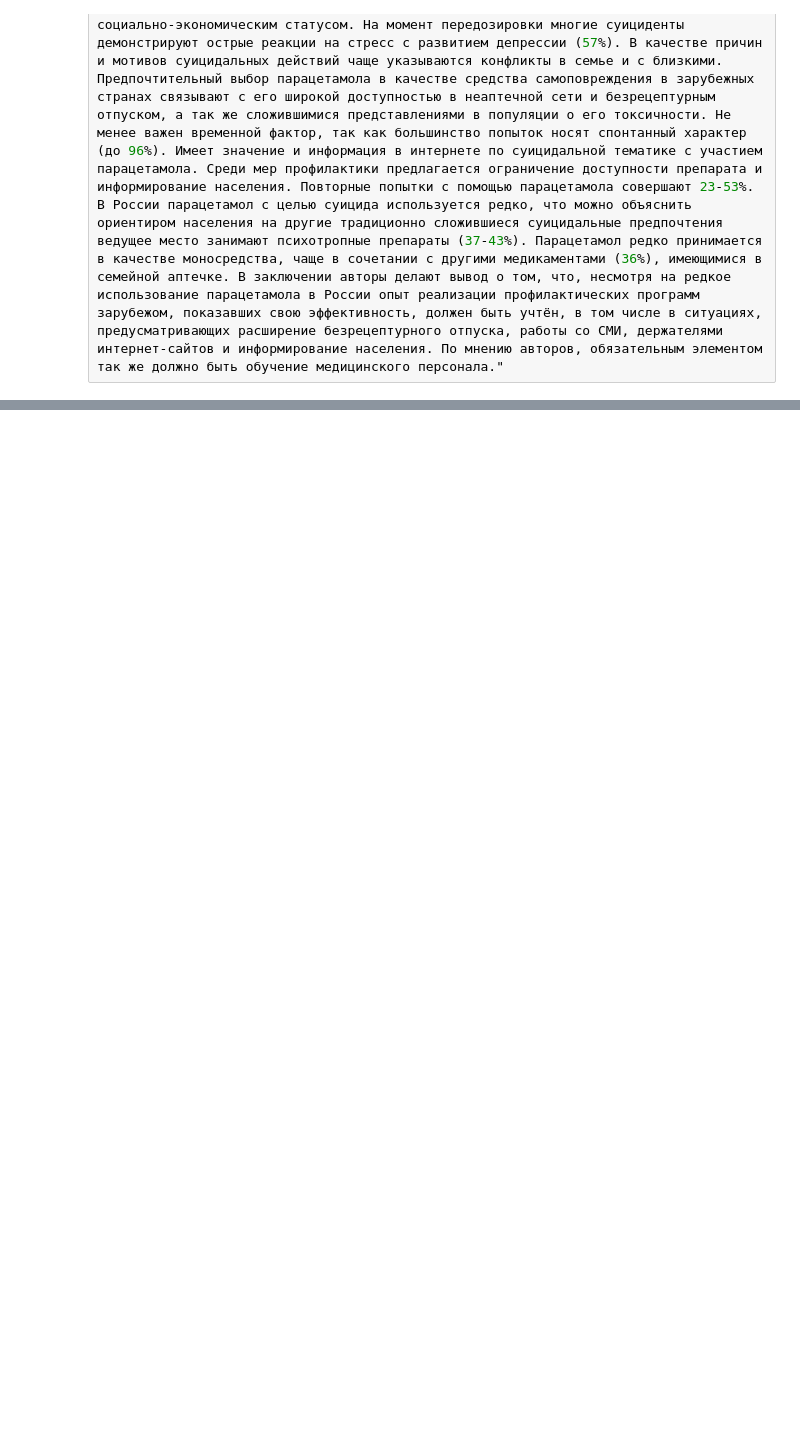
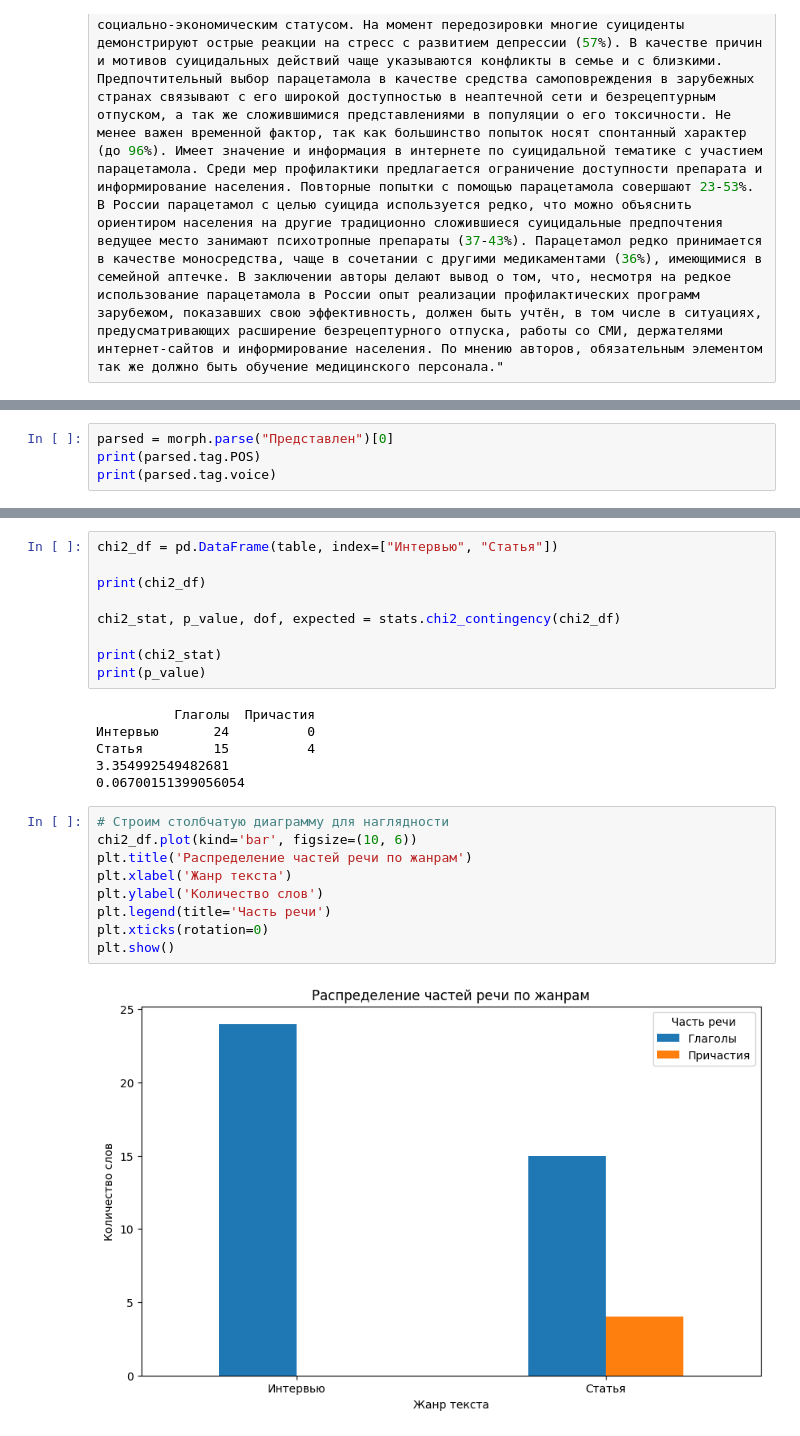
Before and after one commit to phonetics-spbu/phonetics-spbu.github.io, a Jupyter notebook: public/courses/python_2_mag/ipynb/stat_Python.ipynb, the cells around one changed output, grey strips where cells are left out. Saved outputs shown, nothing was run; the diff lists cells and outputs as text; blank space fills up the shorter version.

```diff
--- a/public/courses/python_2_mag/ipynb/stat_Python.ipynb
+++ b/public/courses/python_2_mag/ipynb/stat_Python.ipynb
@@ -354,0 +394,4 @@ text2 = "Представлен обзор данных литературы о
+# %%
+parsed = morph.parse("Представлен")[0]
+print(parsed.tag.POS)
+print(parsed.tag.voice)
@@ -354,0 +435,26 @@ text2 = "Представлен обзор данных литературы о
+# %%
+chi2_df = pd.DataFrame(table, index=["Интервью", "Статья"])
+
+print(chi2_df)
+
+chi2_stat, p_value, dof, expected = stats.chi2_contingency(chi2_df)
+
+print(chi2_stat)
+print(p_value)
+# %% [output]
+          Глаголы  Причастия
+Интервью       24          0
+Статья         15          4
+3.354992549482681
+0.06700151399056054
+# %%
+# Строим столбчатую диаграмму для наглядности
+chi2_df.plot(kind='bar', figsize=(10, 6))
+plt.title('Распределение частей речи по жанрам')
+plt.xlabel('Жанр текста')
+plt.ylabel('Количество слов')
+plt.legend(title='Часть речи')
+plt.xticks(rotation=0)
+plt.show()
+# %% [output]
+[figure, added]
```
Also changed, not shown: parts of 5 cells of this notebook.
